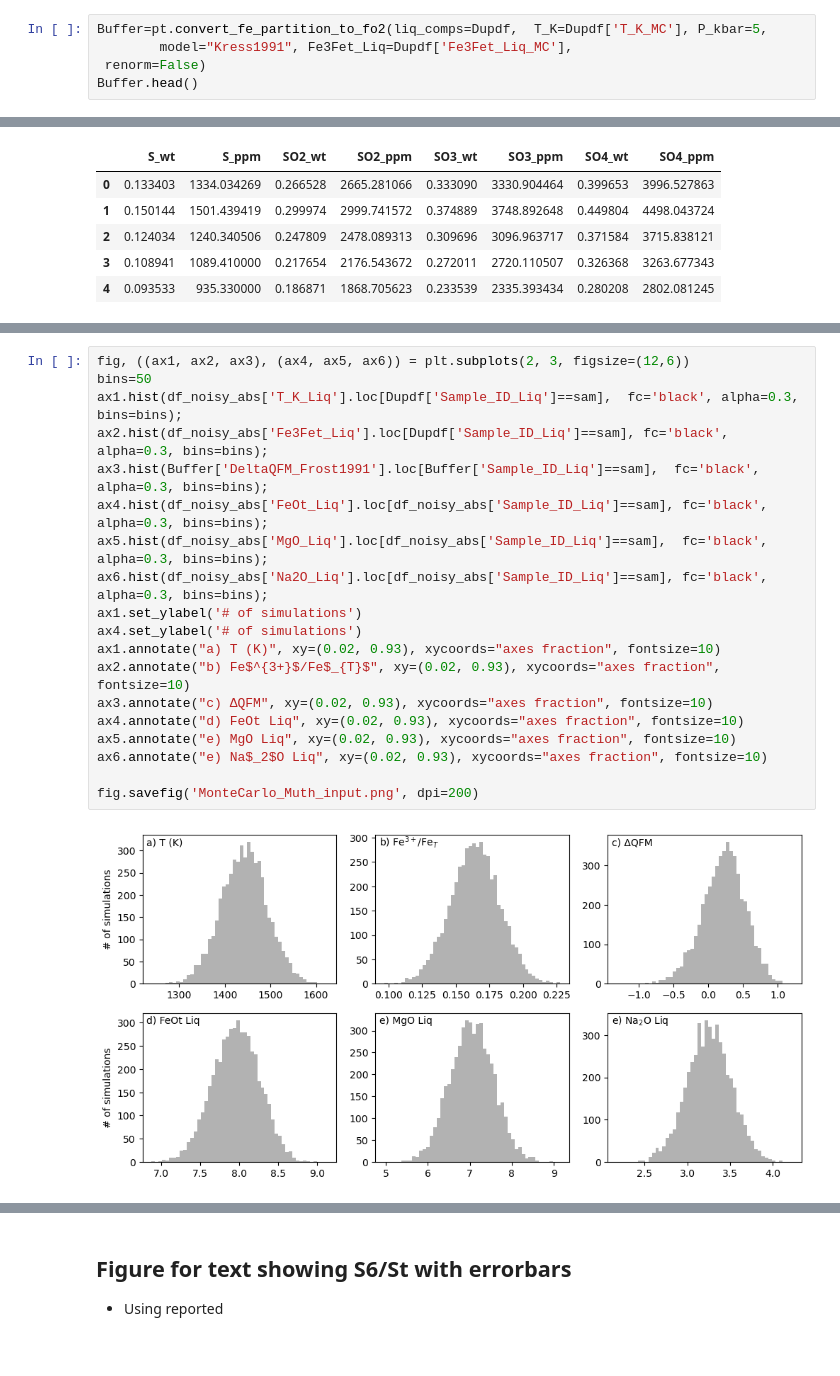
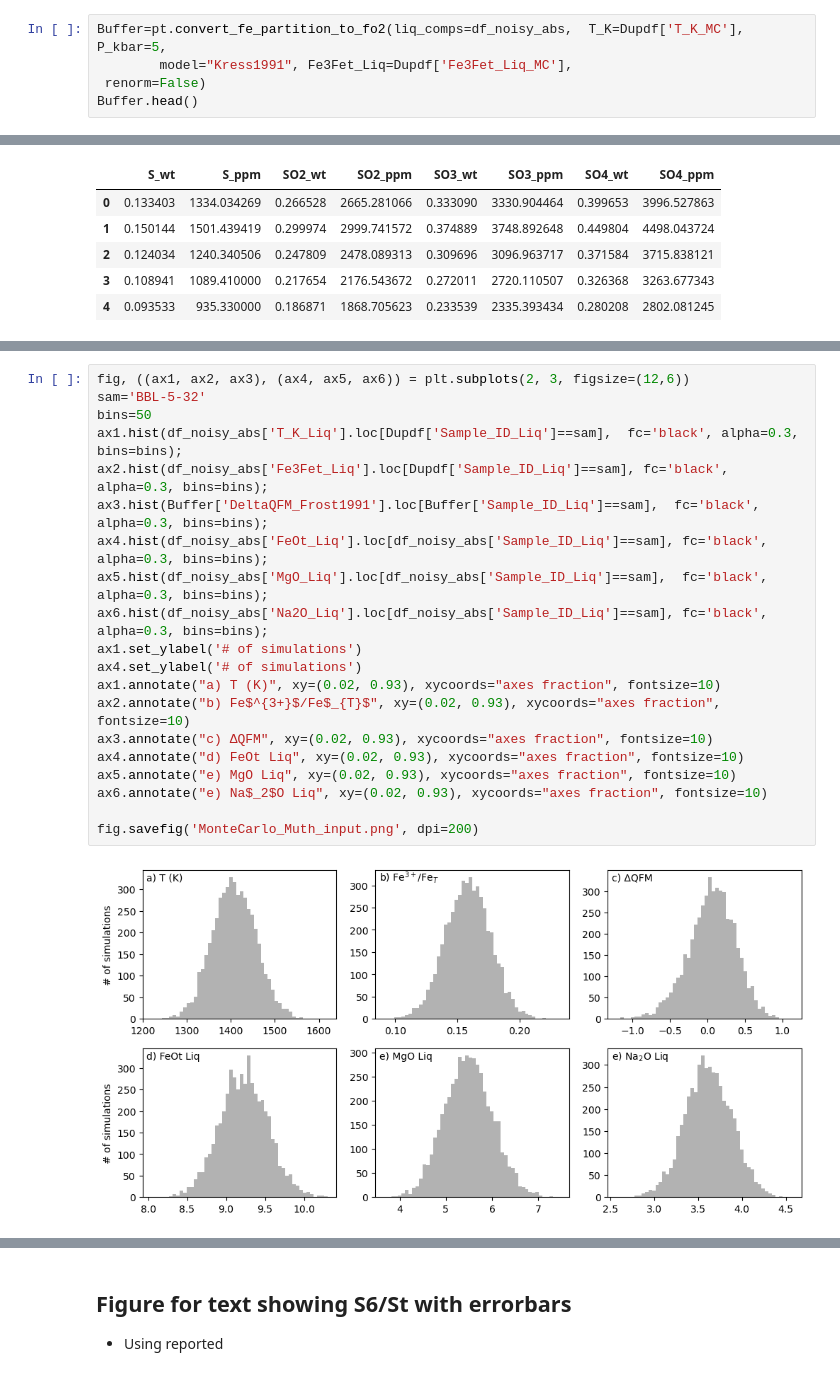
Before and after one commit to PennyWieser/PySulfSat, a Jupyter notebook: docs/Examples/S6St_Testing/CalcS6ST_Muth.ipynb, the cells around one changed output, grey strips where cells are left out. Saved outputs shown, nothing was run; the diff lists cells and outputs as text.

```diff
--- a/docs/Examples/S6St_Testing/CalcS6ST_Muth.ipynb
+++ b/docs/Examples/S6St_Testing/CalcS6ST_Muth.ipynb
@@ -283,7 +264,7 @@ Stats_Nash_S6.head()
 ## And Jugo
 - First, need to calculate QFM relative to frost from the Fe3Fet ratio
 # %%
-Buffer=pt.convert_fe_partition_to_fo2(liq_comps=Dupdf,  T_K=Dupdf['T_K_MC'], P_kbar=5,
+Buffer=pt.convert_fe_partition_to_fo2(liq_comps=df_noisy_abs,  T_K=Dupdf['T_K_MC'], P_kbar=5,
         model="Kress1991", Fe3Fet_Liq=Dupdf['Fe3Fet_Liq_MC'],
  renorm=False)
 Buffer.head()
@@ -370,21 +310,22 @@ df_noisy_abs
 # %%
 fig, ((ax1, ax2, ax3), (ax4, ax5, ax6)) = plt.subplots(2, 3, figsize=(12,6))
+sam='BBL-5-32'
 bins=50
 ax1.hist(df_noisy_abs['T_K_Liq'].loc[Dupdf['Sample_ID_Liq']==sam],  fc='black', alpha=0.3, bins=bins);
 ax2.hist(df_noisy_abs['Fe3Fet_Liq'].loc[Dupdf['Sample_ID_Liq']==sam], fc='black', alpha=0.3, bins=bins);
 ax3.hist(Buffer['DeltaQFM_Frost1991'].loc[Buffer['Sample_ID_Liq']==sam],  fc='black', alpha=0.3, bins=bins);
 ax4.hist(df_noisy_abs['FeOt_Liq'].loc[df_noisy_abs['Sample_ID_Liq']==sam], fc='black', alpha=0.3, bins=bins);
 ax5.hist(df_noisy_abs['MgO_Liq'].loc[df_noisy_abs['Sample_ID_Liq']==sam],  fc='black', alpha=0.3, bins=bins);
 ax6.hist(df_noisy_abs['Na2O_Liq'].loc[df_noisy_abs['Sample_ID_Liq']==sam], fc='black', alpha=0.3, bins=bins);
 ax1.set_ylabel('# of simulations')
 ax4.set_ylabel('# of simulations')
 ax1.annotate("a) T (K)", xy=(0.02, 0.93), xycoords="axes fraction", fontsize=10)
 ax2.annotate("b) Fe$^{3+}$/Fe$_{T}$", xy=(0.02, 0.93), xycoords="axes fraction", fontsize=10)
 ax3.annotate("c) ΔQFM", xy=(0.02, 0.93), xycoords="axes fraction", fontsize=10)
 ax4.annotate("d) FeOt Liq", xy=(0.02, 0.93), xycoords="axes fraction", fontsize=10)
 ax5.annotate("e) MgO Liq", xy=(0.02, 0.93), xycoords="axes fraction", fontsize=10)
 ax6.annotate("e) Na$_2$O Liq", xy=(0.02, 0.93), xycoords="axes fraction", fontsize=10)
 
 fig.savefig('MonteCarlo_Muth_input.png', dpi=200)
 # %% [output]
-[figure, old version]
+[figure, new version]
```
Also changed, not shown: parts of 27 cells of this notebook, 7 other files.
